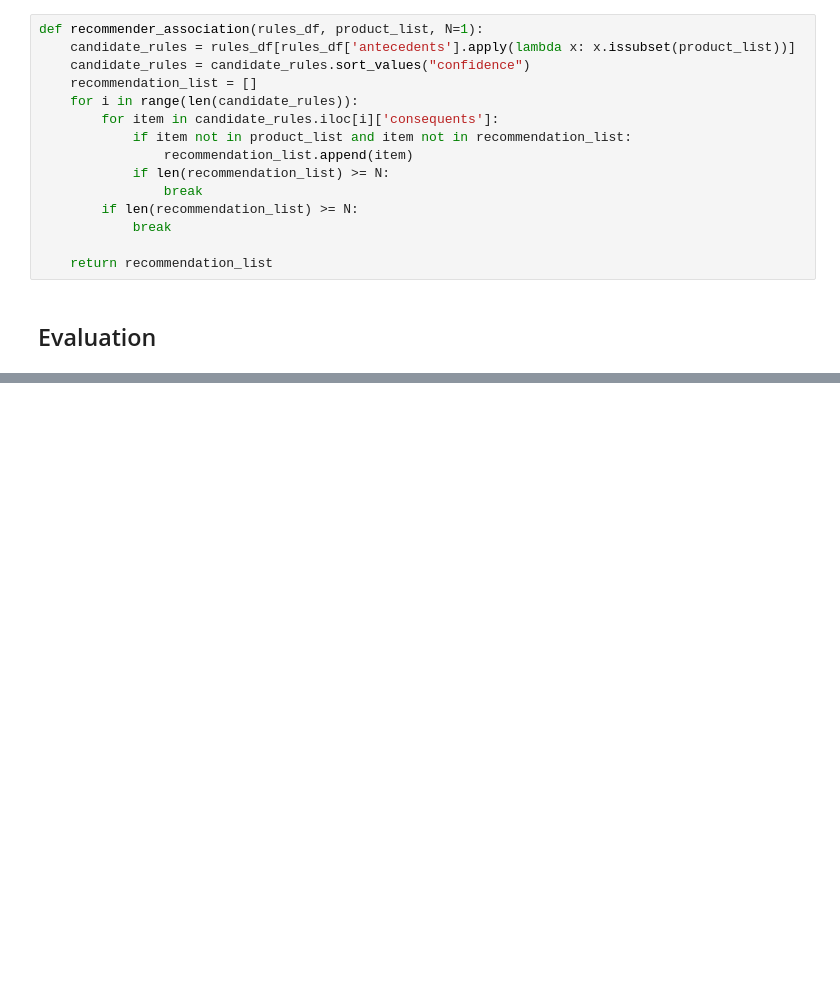
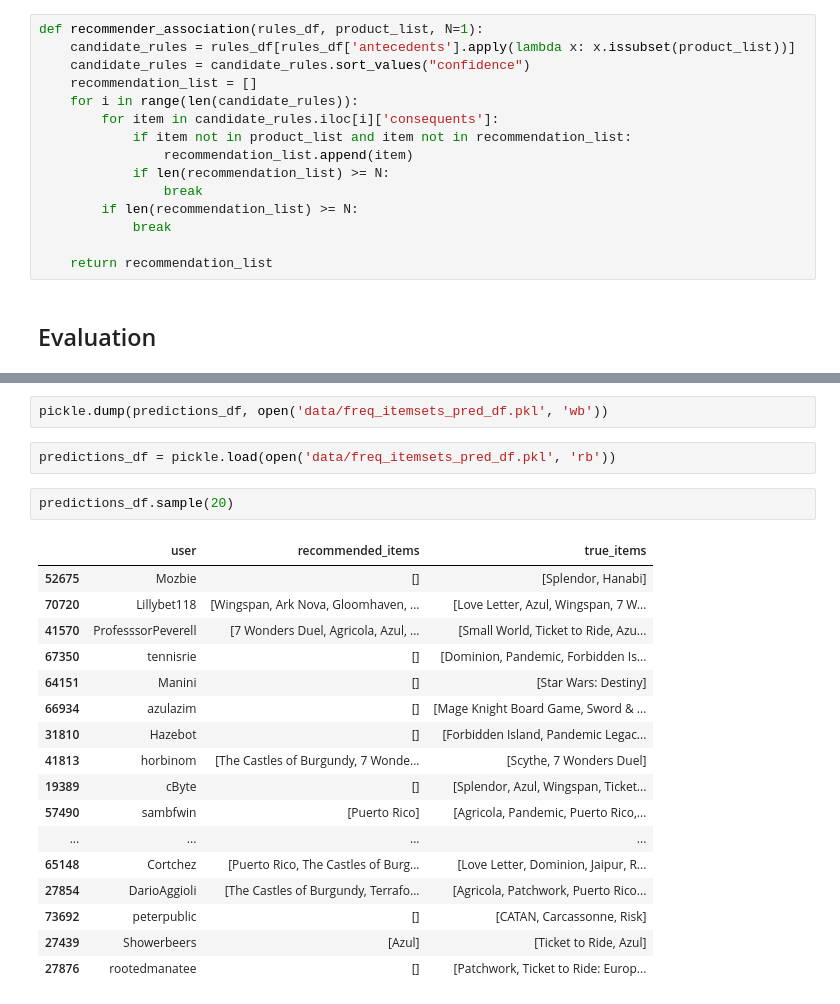
Before and after one commit to OskarKocjancic/02807_2025_group_29, a Jupyter notebook: frequent_itemsets.ipynb, the cells around one changed output, grey strips where cells are left out. Cells and saved outputs as stored; diff of their text form; blank space fills up the shorter version.

Commit message:
Frequent Itemsets - evaluation

```diff
--- a/frequent_itemsets.ipynb
+++ b/frequent_itemsets.ipynb
@@ -188,0 +213,24 @@ def recommender_association(rules_df, product_list, N=1):
+# %%
+pickle.dump(predictions_df, open('data/freq_itemsets_pred_df.pkl', 'wb'))
+# %%
+predictions_df = pickle.load(open('data/freq_itemsets_pred_df.pkl', 'rb'))
+# %%
+predictions_df.sample(20)
+# %% [output]
+|  | user | recommended_items | true_items |
+| 52675 | Mozbie | [] | [Splendor, Hanabi] |
+| 70720 | Lillybet118 | [Wingspan, Ark Nova, Gloomhaven, ... | [Love Letter, Azul, Wingspan, 7 W... |
+| 41570 | ProfesssorPeverell | [7 Wonders Duel, Agricola, Azul, ... | [Small World, Ticket to Ride, Azu... |
+| 67350 | tennisrie | [] | [Dominion, Pandemic, Forbidden Is... |
+| 64151 | Manini | [] | [Star Wars: Destiny] |
+| 66934 | azulazim | [] | [Mage Knight Board Game, Sword & ... |
+| 31810 | Hazebot | [] | [Forbidden Island, Pandemic Legac... |
+| 41813 | horbinom | [The Castles of Burgundy, 7 Wonde... | [Scythe, 7 Wonders Duel] |
+| 19389 | cByte | [] | [Splendor, Azul, Wingspan, Ticket... |
+| 57490 | sambfwin | [Puerto Rico] | [Agricola, Pandemic, Puerto Rico,... |
+| ... | ... | ... | ... |
+| 65148 | Cortchez | [Puerto Rico, The Castles of Burg... | [Love Letter, Dominion, Jaipur, R... |
+| 27854 | DarioAggioli | [The Castles of Burgundy, Terrafo... | [Agricola, Patchwork, Puerto Rico... |
+| 73692 | peterpublic | [] | [CATAN, Carcassonne, Risk] |
+| 27439 | Showerbeers | [Azul] | [Ticket to Ride, Azul] |
+| 27876 | rootedmanatee | [] | [Patchwork, Ticket to Ride: Europ... |
```
Also changed, not shown: parts of 7 cells of this notebook.
